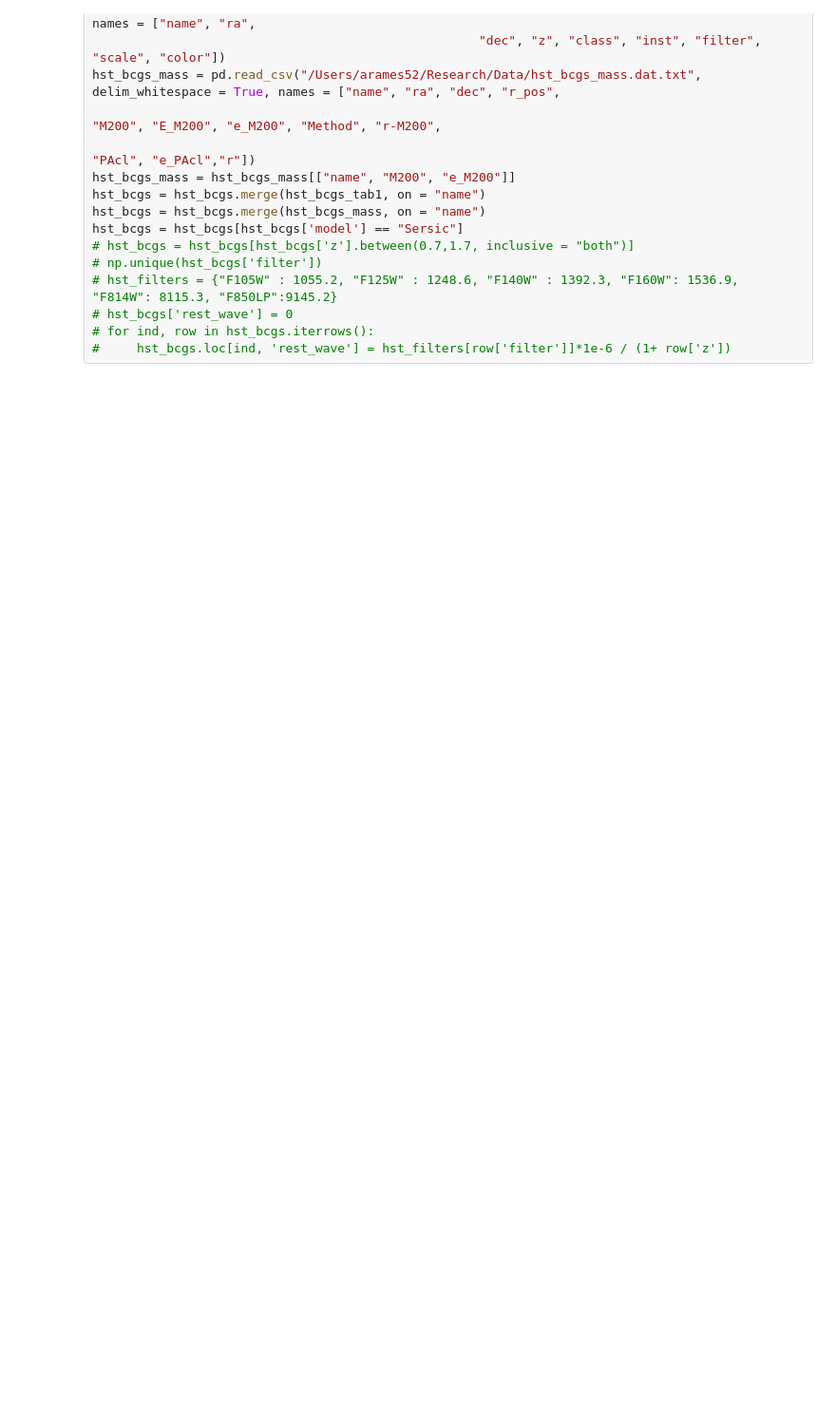
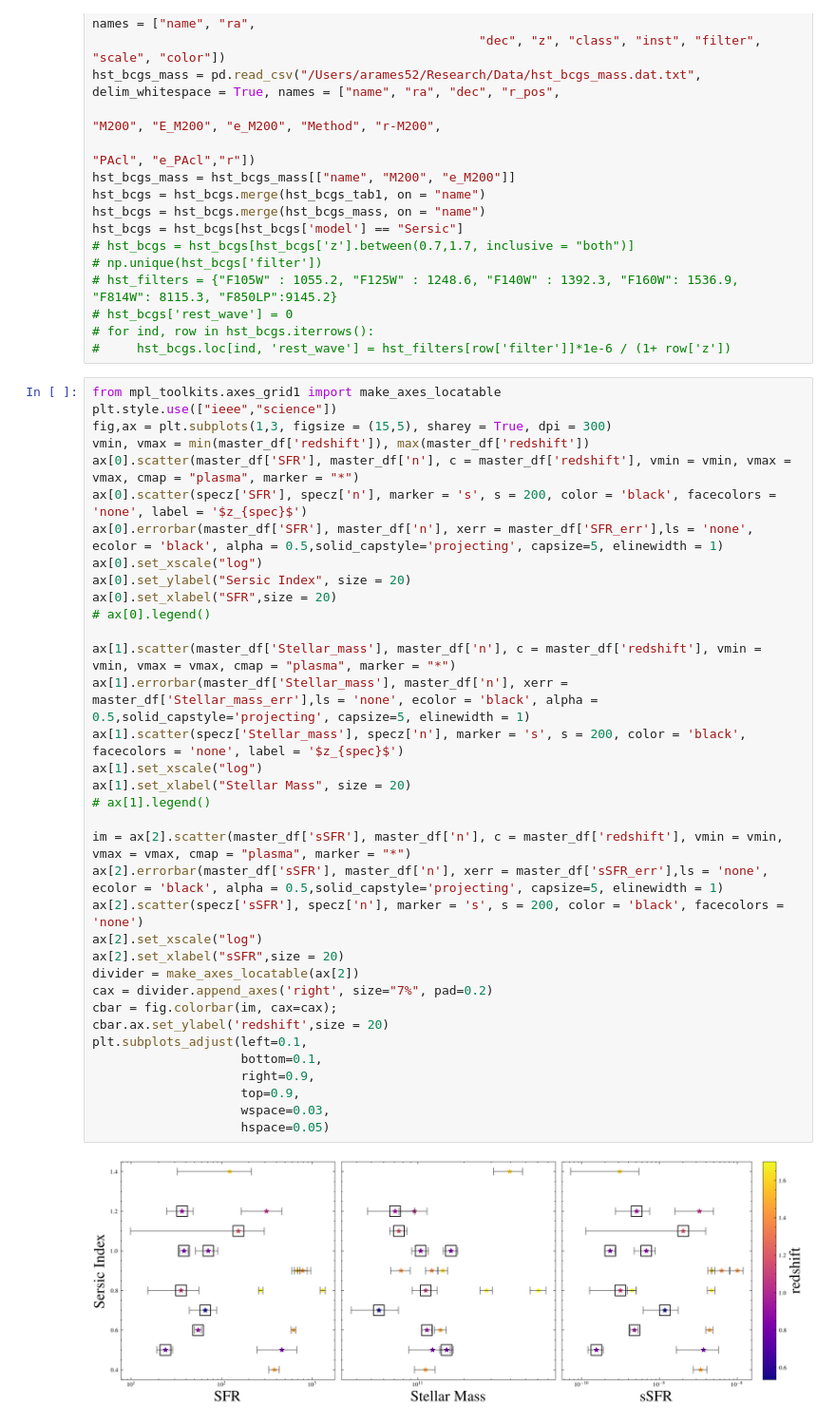
Before and after one commit to anjaliramesh-datascience/bcg_dust_continuum, a Jupyter notebook: notebook/workflow.ipynb, the cells around one changed output. Shown at 95% size. Drawn from its saved outputs; the diff is of its cells as text; blank space fills up the shorter version.

```diff
--- a/notebook/workflow.ipynb
+++ b/notebook/workflow.ipynb
@@ -645,3 +624,40 @@ hst_bcgs = hst_bcgs[hst_bcgs['model'] == "Sersic"]
 # hst_bcgs['rest_wave'] = 0
 # for ind, row in hst_bcgs.iterrows():
 #     hst_bcgs.loc[ind, 'rest_wave'] = hst_filters[row['filter']]*1e-6 / (1+ row['z'])
+# %%
+from mpl_toolkits.axes_grid1 import make_axes_locatable
+plt.style.use(["ieee","science"])
+fig,ax = plt.subplots(1,3, figsize = (15,5), sharey = True, dpi = 300)
+vmin, vmax = min(master_df['redshift']), max(master_df['redshift'])
+ax[0].scatter(master_df['SFR'], master_df['n'], c = master_df['redshift'], vmin = vmin, vmax = vmax, cmap = "plasma", marker = "*")
+ax[0].scatter(specz['SFR'], specz['n'], marker = 's', s = 200, color = 'black', facecolors = 'none', label = '$z_{spec}$')
+ax[0].errorbar(master_df['SFR'], master_df['n'], xerr = master_df['SFR_err'],ls = 'none', ecolor = 'black', alpha = 0.5,solid_capstyle='projecting', capsize=5, elinewidth = 1)
+ax[0].set_xscale("log")
+ax[0].set_ylabel("Sersic Index", size = 20)
+ax[0].set_xlabel("SFR",size = 20)
+# ax[0].legend()
+
+ax[1].scatter(master_df['Stellar_mass'], master_df['n'], c = master_df['redshift'], vmin = vmin, vmax = vmax, cmap = "plasma", marker = "*")
+ax[1].errorbar(master_df['Stellar_mass'], master_df['n'], xerr = master_df['Stellar_mass_err'],ls = 'none', ecolor = 'black', alpha = 0.5,solid_capstyle='projecting', capsize=5, elinewidth = 1)
+ax[1].scatter(specz['Stellar_mass'], specz['n'], marker = 's', s = 200, color = 'black', facecolors = 'none', label = '$z_{spec}$')
+ax[1].set_xscale("log")
+ax[1].set_xlabel("Stellar Mass", size = 20)
+# ax[1].legend()
+
+im = ax[2].scatter(master_df['sSFR'], master_df['n'], c = master_df['redshift'], vmin = vmin, vmax = vmax, cmap = "plasma", marker = "*")
+ax[2].errorbar(master_df['sSFR'], master_df['n'], xerr = master_df['sSFR_err'],ls = 'none', ecolor = 'black', alpha = 0.5,solid_capstyle='projecting', capsize=5, elinewidth = 1)
+ax[2].scatter(specz['sSFR'], specz['n'], marker = 's', s = 200, color = 'black', facecolors = 'none')
+ax[2].set_xscale("log")
+ax[2].set_xlabel("sSFR",size = 20)
+divider = make_axes_locatable(ax[2])
+cax = divider.append_axes('right', size="7%", pad=0.2)
+cbar = fig.colorbar(im, cax=cax);
+cbar.ax.set_ylabel('redshift',size = 20)
+plt.subplots_adjust(left=0.1,
+                    bottom=0.1,
+                    right=0.9,
+                    top=0.9,
+                    wspace=0.03,
+                    hspace=0.05)
+# %% [output]
+[figure, added]
```
Also changed, not shown: parts of 5 cells of this notebook, 5 other files.
